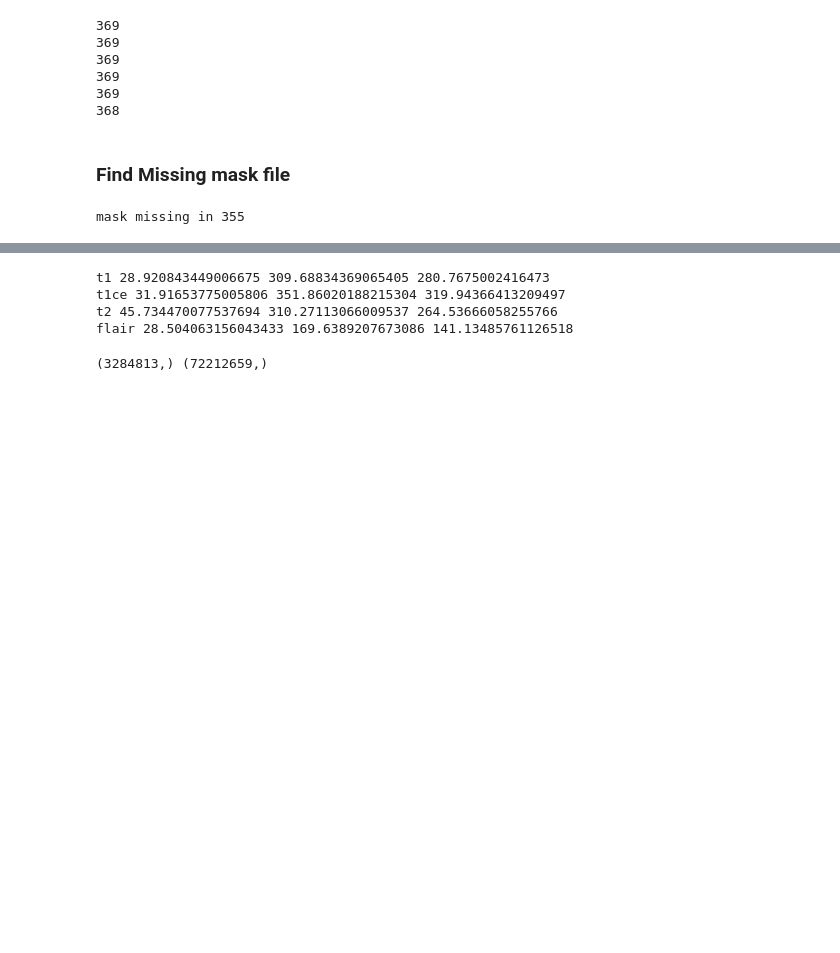
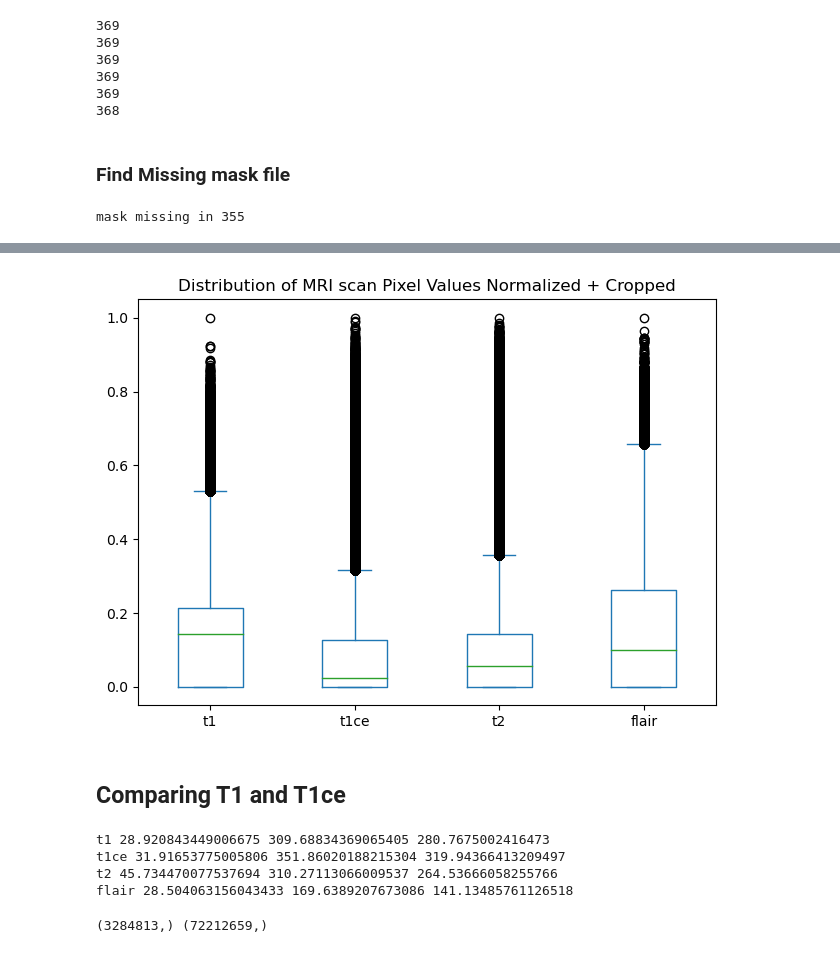
Before and after one commit to jesslelu/CISC-471-Brain-Segmentation-Project, a Jupyter notebook: Brain-Segmentation-EDA.ipynb, the cells around one changed output, grey strips where cells are left out. Drawn from its saved outputs; the diff is of its cells as text; code cells hidden in the pictures; blank space fills up the shorter version.

```diff
--- a/Brain-Segmentation-EDA.ipynb
+++ b/Brain-Segmentation-EDA.ipynb
@@ -222,3 +293,17 @@ plt.show()
+# %%
+norm_t1 = cropped_t1_sample_list / cropped_t1_sample_list.max()
+norm_t1ce = cropped_t1ce_sample_list / cropped_t1ce_sample_list.max()
+norm_t2 = cropped_t2_sample_list / cropped_t2_sample_list.max()
+norm_flair = cropped_flair_sample_list / cropped_flair_sample_list.max()
+# %%
+plt.rcParams["figure.autolayout"] = True
+data = pd.DataFrame({"t1": norm_t1, "t1ce": norm_t1ce, "t2":norm_t2, "flair":norm_flair})
+ax = data[['t1', 't1ce','t2','flair']].plot(kind='box', title='Distribution of MRI scan Pixel Values Normalized + Cropped')
+plt.show()
+# %% [output]
+[figure, added]
+# %% [markdown]
+## Comparing T1 and T1ce
 # %%
 def process(file, file_mask):
     image = nib.load(file).get_fdata()
```
Also changed, not shown: parts of 23 cells of this notebook.
